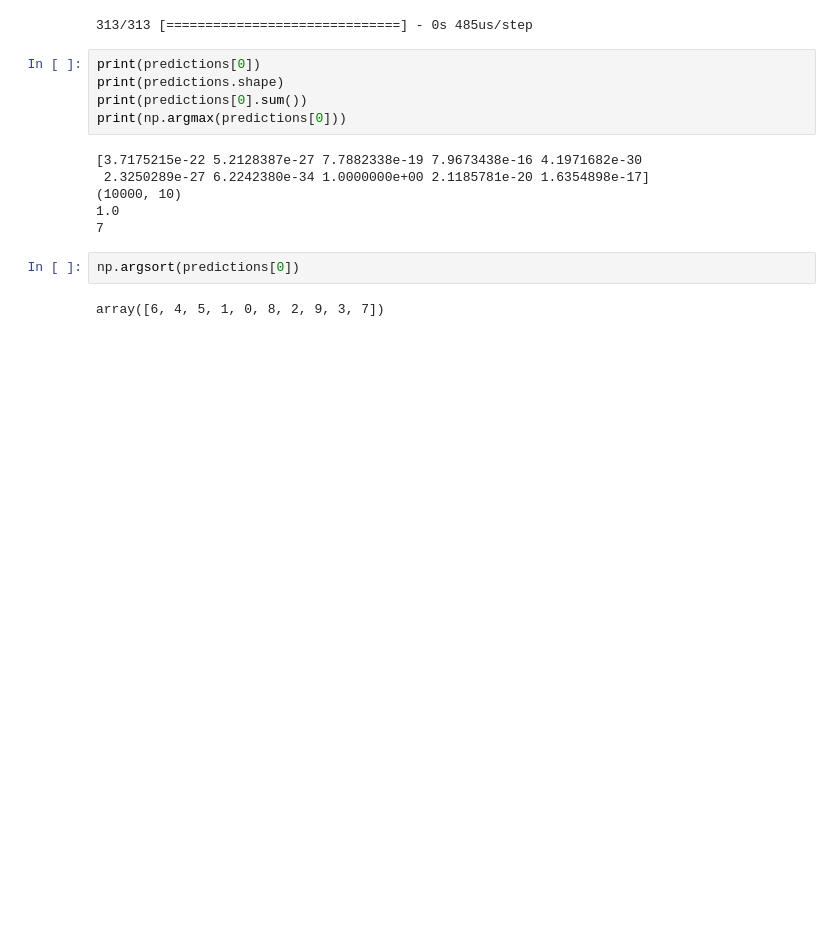
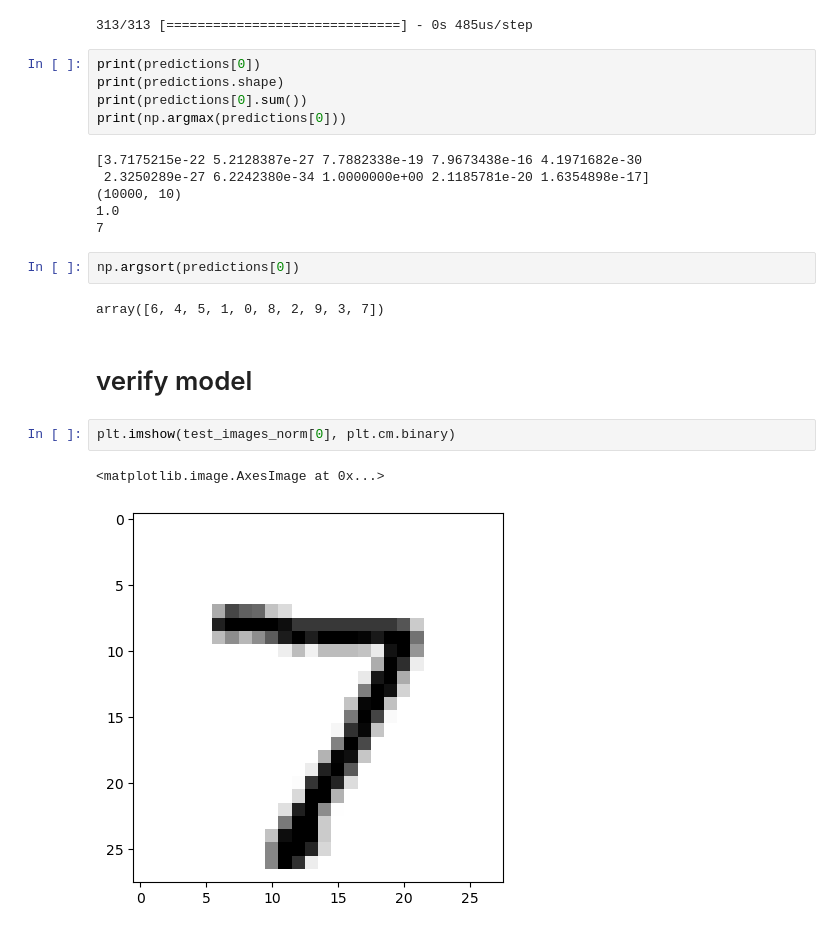
Before and after one commit to tadume/hw_recognition_model, a Jupyter notebook: simple_model/simple_model.ipynb, the cells around one changed output. Saved outputs shown, nothing was run; the diff lists cells and outputs as text; blank space fills up the shorter version.

Commit message:
verify model

```diff
--- a/simple_model/simple_model.ipynb
+++ b/simple_model/simple_model.ipynb
@@ -248,3 +248,10 @@ print(np.argmax(predictions[0]))
 np.argsort(predictions[0])
 # %% [output]
 array([6, 4, 5, 1, 0, 8, 2, 9, 3, 7])
+# %% [markdown]
+# verify model
+# %%
+plt.imshow(test_images_norm[0], plt.cm.binary)
+# %% [output]
+<matplotlib.image.AxesImage at 0x...>
+[figure, added]
```
Also changed, not shown: parts of 4 cells of this notebook.
